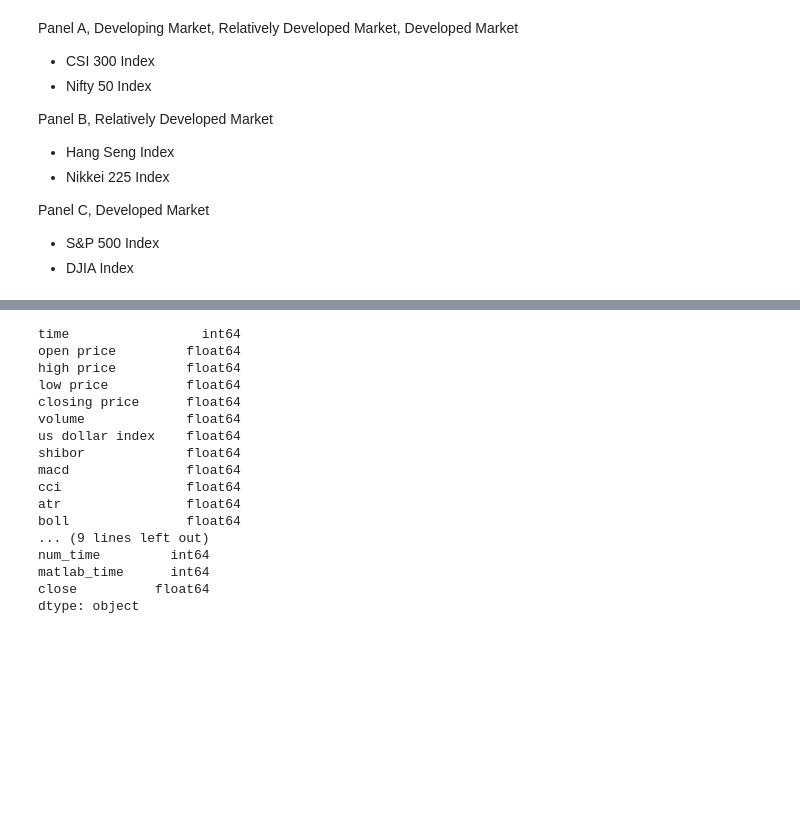
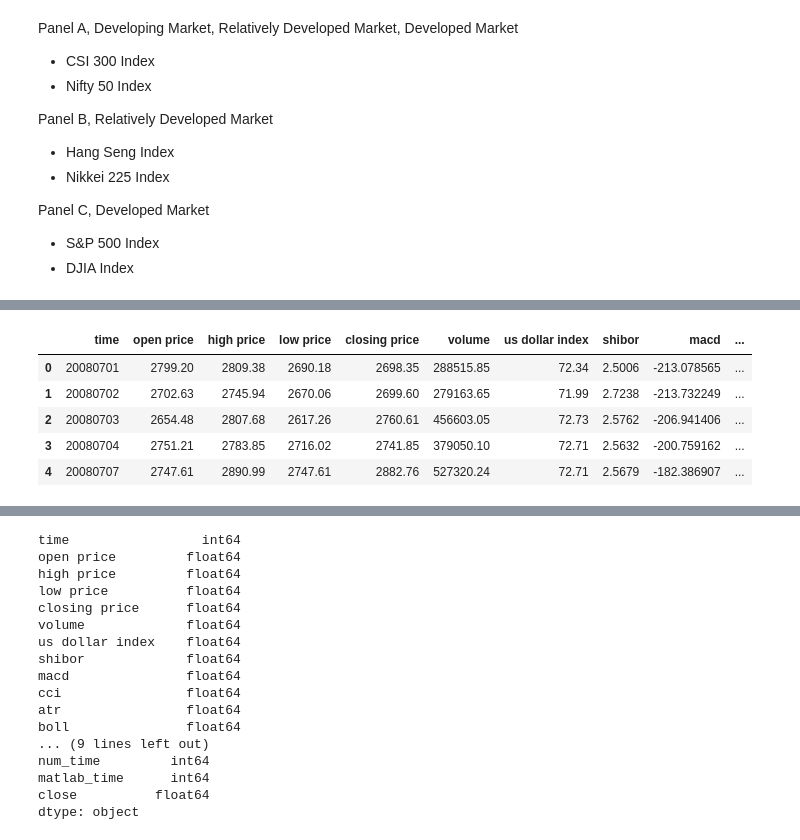
Before and after one commit to timothyyu/wsae-lstm, a Jupyter notebook: 0_data_clean_load.ipynb, the cells around one changed output, grey strips where cells are left out. Drawn from its saved outputs; the diff is of its cells as text; code cells hidden in the pictures; blank space fills up the shorter version.

Commit message:
wip ordereddict to dict to orderdict conv

```diff
--- a/0_data_clean_load.ipynb
+++ b/0_data_clean_load.ipynb
@@ -107,21 +98,0 @@ Nifty 50 index future Data
-# %%
-# reorder_ordereddict() source: https://codereview.stackexchange.com/questions/86294/reordering-ordereddict
-def reorder_ordereddict(od, new_key_order):
-    new_od = OrderedDict([(k, None) for k in new_key_order if k in od])
-    new_od.update(od)
-    return new_od
-
-dict_dataframes = reorder_ordereddict(dict_dataframes,
-                                      ['CSI300 Index Data',
-                                       'Nifty 50 index Data',
-                                       'HangSeng Index Data',
-                                       'Nikkei 225 index Data',
-                                       'S&P500 Index Data',
-                                       'DJIA index Data',
-                                       'CSI300 Index Future Data',
-                                       'Nifty 50 index future Data',
-                                       'HangSeng Index Future Data',
-                                       'Nikkei 225 index future Data',
-                                       'S&P500 Index Future Data',
-                                       'DJIA index future data'])
-print("\n".join(list(dict_dataframes.keys())))
@@ -177,0 +103,19 @@ odict_keys(['CSI300 Index Data', 'Nifty 50 index Data', 'HangSeng Index Data', '
+# %%
+# Convert dict back to orderdict after reorder to match Panel A/B/C format
+    # Source: https://stackoverflow.com/a/46447976
+
+key_order = ['csi300 index data',
+'csi300 index future data',
+'nifty 50 index data',
+'nifty 50 index future data',
+'hangseng index data',
+'hangseng index future data',
+'nikkei 225 index data',
+'nikkei 225 index future data',
+'s&p500 index data',
+'s&p500 index future data',
+'djia index data',
+'djia index future data',
+]
+list_of_tuples = [(key, dict_dataframes[key]) for key in key_order]
+dict_dataframes = OrderedDict(list_of_tuples)
@@ -177,0 +176,9 @@ odict_keys(['CSI300 Index Data', 'Nifty 50 index Data', 'HangSeng Index Data', '
+# %%
+dict_dataframes['csi300 index data'].head()
+# %% [output]
+|  | time | open price | high price | low price | closing price | volume | us dollar index | shibor | macd | ... |
+| 0 | 20080701 | 2799.20 | 2809.38 | 2690.18 | 2698.35 | 288515.85 | 72.34 | 2.5006 | -213.078565 | ... |
+| 1 | 20080702 | 2702.63 | 2745.94 | 2670.06 | 2699.60 | 279163.65 | 71.99 | 2.7238 | -213.732249 | ... |
+| 2 | 20080703 | 2654.48 | 2807.68 | 2617.26 | 2760.61 | 456603.05 | 72.73 | 2.5762 | -206.941406 | ... |
+| 3 | 20080704 | 2751.21 | 2783.85 | 2716.02 | 2741.85 | 379050.10 | 72.71 | 2.5632 | -200.759162 | ... |
+| 4 | 20080707 | 2747.61 | 2890.99 | 2747.61 | 2882.76 | 527320.24 | 72.71 | 2.5679 | -182.386907 | ... |
```
Also changed, not shown: parts of 27 cells of this notebook, 2 other files.
